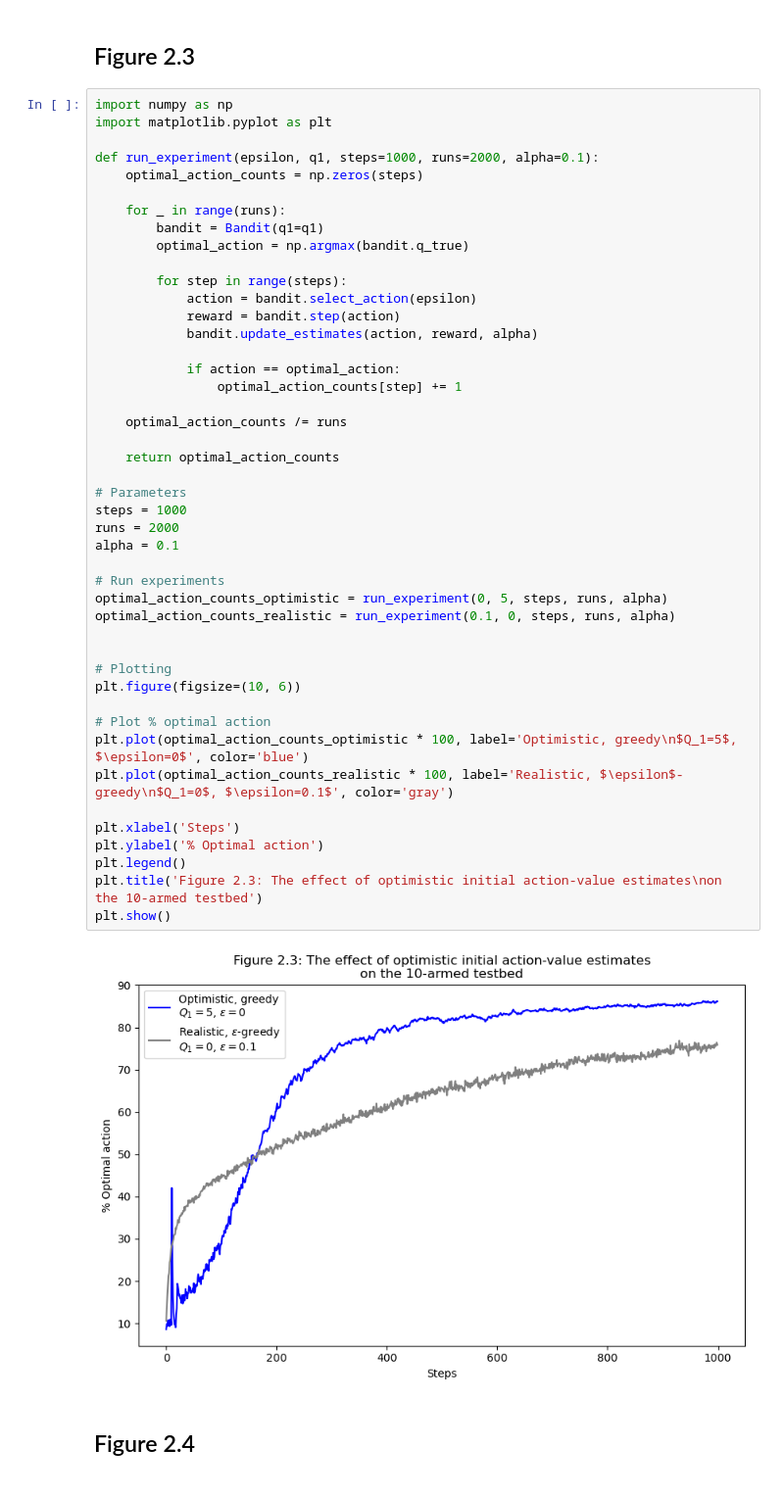
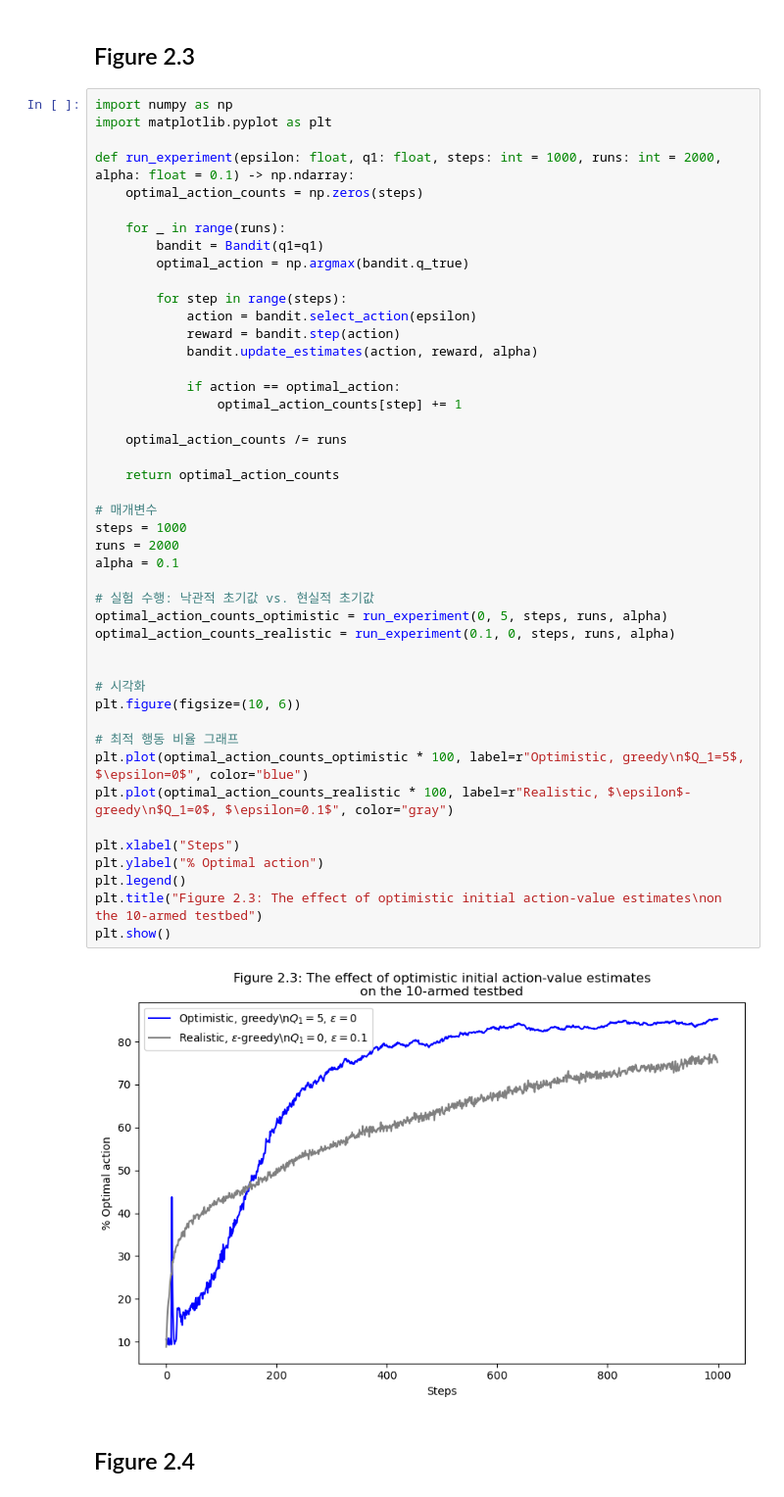
Before and after one commit to ruddyscent/rlbook-companion, a Jupyter notebook: ch02/figures.ipynb, the cells around one changed output. Shown at 98% size. Drawn from its saved outputs; the diff is of its cells as text.

```diff
--- a/ch02/figures.ipynb
+++ b/ch02/figures.ipynb
@@ -173,49 +173,49 @@ plt.show()
 import numpy as np
 import matplotlib.pyplot as plt
 
-def run_experiment(epsilon, q1, steps=1000, runs=2000, alpha=0.1):
+def run_experiment(epsilon: float, q1: float, steps: int = 1000, runs: int = 2000, alpha: float = 0.1) -> np.ndarray:
     optimal_action_counts = np.zeros(steps)
 
     for _ in range(runs):
         bandit = Bandit(q1=q1)
         optimal_action = np.argmax(bandit.q_true)
 
         for step in range(steps):
             action = bandit.select_action(epsilon)
             reward = bandit.step(action)
             bandit.update_estimates(action, reward, alpha)
 
             if action == optimal_action:
                 optimal_action_counts[step] += 1
 
     optimal_action_counts /= runs
 
     return optimal_action_counts
 
-# Parameters
+# 매개변수
 steps = 1000
 runs = 2000
 alpha = 0.1
 
-# Run experiments
+# 실험 수행: 낙관적 초기값 vs. 현실적 초기값
 optimal_action_counts_optimistic = run_experiment(0, 5, steps, runs, alpha)
 optimal_action_counts_realistic = run_experiment(0.1, 0, steps, runs, alpha)
 
 
-# Plotting
+# 시각화
 plt.figure(figsize=(10, 6))
 
-# Plot % optimal action
-plt.plot(optimal_action_counts_optimistic * 100, label='Optimistic, greedy\n$Q_1=5$, $\epsilon=0$', color='blue')
-plt.plot(optimal_action_counts_realistic * 100, label='Realistic, $\epsilon$-greedy\n$Q_1=0$, $\epsilon=0.1$', color='gray')
+# 최적 행동 비율 그래프
+plt.plot(optimal_action_counts_optimistic * 100, label=r"Optimistic, greedy\n$Q_1=5$, $\epsilon=0$", color="blue")
+plt.plot(optimal_action_counts_realistic * 100, label=r"Realistic, $\epsilon$-greedy\n$Q_1=0$, $\epsilon=0.1$", color="gray")
 
-plt.xlabel('Steps')
-plt.ylabel('% Optimal action')
+plt.xlabel("Steps")
+plt.ylabel("% Optimal action")
 plt.legend()
-plt.title('Figure 2.3: The effect of optimistic initial action-value estimates\non the 10-armed testbed')
+plt.title("Figure 2.3: The effect of optimistic initial action-value estimates\non the 10-armed testbed")
 plt.show()
 # %% [output]
-[figure, old version]
+[figure, new version]
 # %% [markdown]
 ## Figure 2.4
 # %%
```
Also changed, not shown: parts of 7 cells of this notebook, 1 other file.
